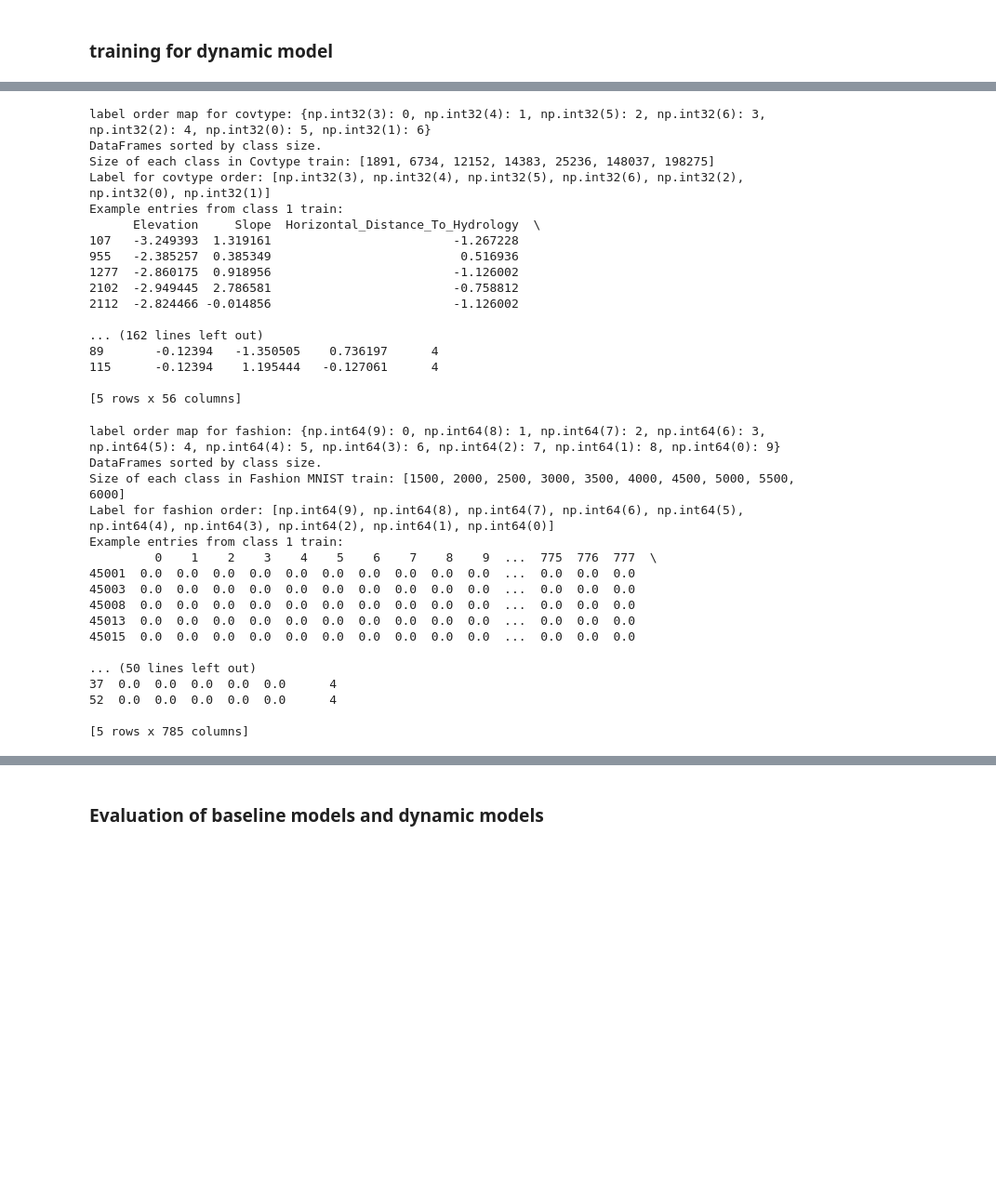
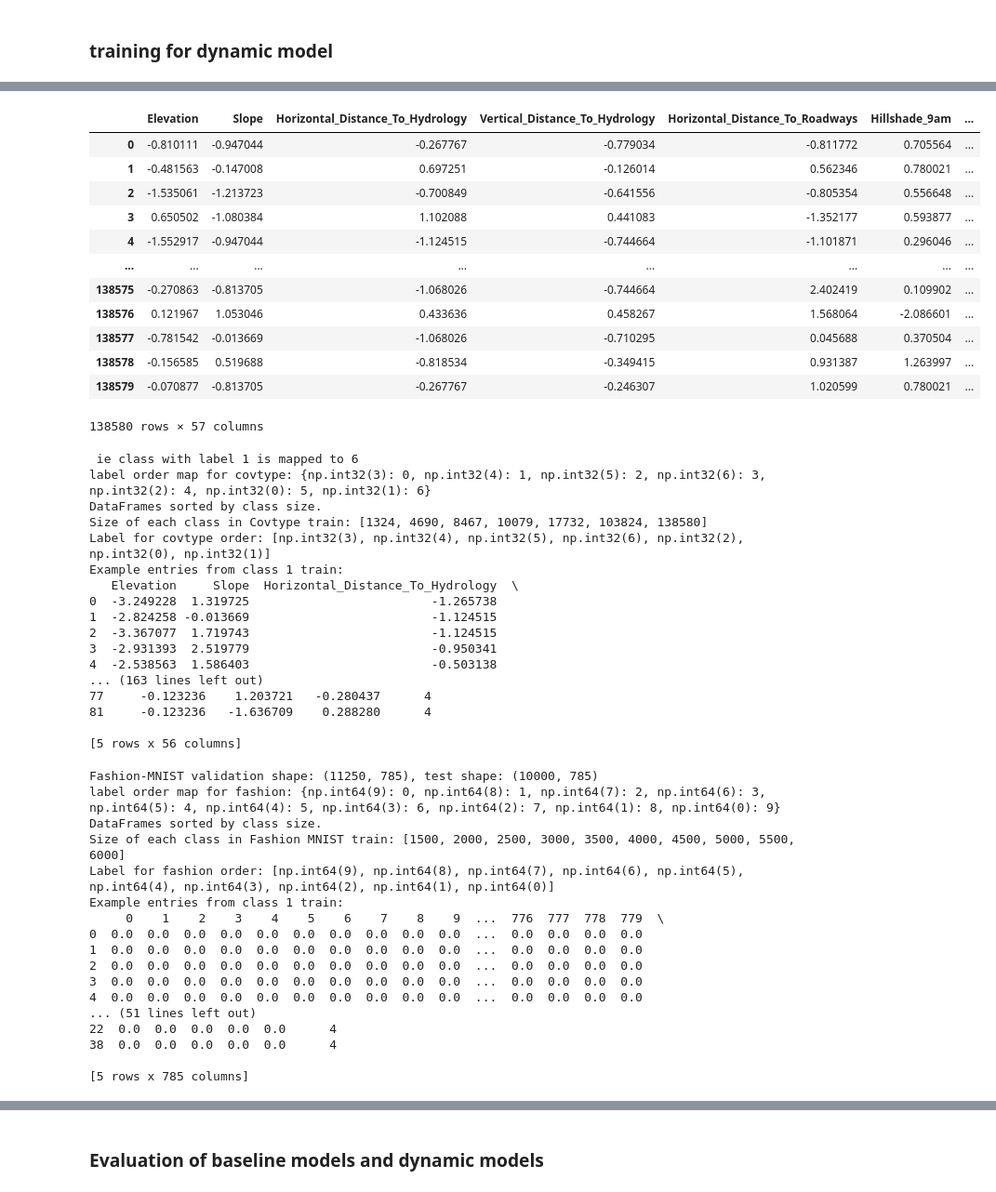
Before and after one commit to grantxxcoder/25849646rw441Assignment3, a Jupyter notebook: src/code.ipynb, the cells around one changed output, grey strips where cells are left out. Shown: that part at 93% size. Saved outputs shown, nothing was run; the diff lists cells and outputs as text; code cells hidden in the pictures; blank space fills up the shorter version.

```diff
--- a/src/code.ipynb
+++ b/src/code.ipynb
@@ -413,10 +382,28 @@ DataFrames split by class created.
+# %%
+dfs_cov_all_train[1]
+# %% [output]
+|  | Elevation | Slope | Horizontal_Distance_To_Hydrology | Vertical_Distance_To_Hydrology | Horizontal_Distance_To_Roadways | Hillshade_9am | ... |
+| 0 | -0.810111 | -0.947044 | -0.267767 | -0.779034 | -0.811772 | 0.705564 | ... |
+| 1 | -0.481563 | -0.147008 | 0.697251 | -0.126014 | 0.562346 | 0.780021 | ... |
+| 2 | -1.535061 | -1.213723 | -0.700849 | -0.641556 | -0.805354 | 0.556648 | ... |
+| 3 | 0.650502 | -1.080384 | 1.102088 | 0.441083 | -1.352177 | 0.593877 | ... |
+| 4 | -1.552917 | -0.947044 | -1.124515 | -0.744664 | -1.101871 | 0.296046 | ... |
+| ... | ... | ... | ... | ... | ... | ... | ... |
+| 138575 | -0.270863 | -0.813705 | -1.068026 | -0.744664 | 2.402419 | 0.109902 | ... |
+| 138576 | 0.121967 | 1.053046 | 0.433636 | 0.458267 | 1.568064 | -2.086601 | ... |
+| 138577 | -0.781542 | -0.013669 | -1.068026 | -0.710295 | 0.045688 | 0.370504 | ... |
+| 138578 | -0.156585 | 0.519688 | -0.818534 | -0.349415 | 0.931387 | 1.263997 | ... |
+| 138579 | -0.070877 | -0.813705 | -0.267767 | -0.246307 | 1.020599 | 0.780021 | ... |
+138580 rows × 57 columns
 # %%
 # sort the dataframes list by the size of each dataframe in ascending order
+# Before sorting and relabeling, ensure each class DataFrame has orig_uid for overlap checks
+dfs_cov_all_train = [ensure_orig_uid(df) for df in dfs_cov_all_train]
 dfs_cov_all_train.sort(key=lambda x: len(x), reverse=False)
 sorted_label_order_cov = [df['label'].iloc[0] for df in dfs_cov_all_train]
 range_cov = range(0, len(sorted_label_order_cov))
 label_map_cov = dict(zip(sorted_label_order_cov, range_cov))
-
+print(f" ie class with label 1 is mapped to {label_map_cov[1]}")
 
 print(f"label order map for covtype: {label_map_cov}")
 dfs_cov_all_train = [df.assign(label=label_map_cov[df['label'].iloc[0]]) for df in dfs_cov_all_train]
@@ -428,30 +415,39 @@ print(f"Label for covtype order: {sorted_label_order_cov}")
 print(f"Example entries from class 1 train:\n{dfs_cov_all_train[0].head()} and class 1 test:\n{dfs_cov_all_validation[0].head()}")
 print(f"Example entries from class 5 train:\n{dfs_cov_all_train[4].head()} and class 5 test:\n{dfs_cov_all_validation[4].head()}")
 # %% [output]
+ ie class with label 1 is mapped to 6
 label order map for covtype: {np.int32(3): 0, np.int32(4): 1, np.int32(5): 2, np.int32(6): 3, np.int32(2): 4, np.int32(0): 5, np.int32(1): 6}
 DataFrames sorted by class size.
-Size of each class in Covtype train: [1891, 6734, 12152, 14383, 25236, 148037, 198275]
+Size of each class in Covtype train: [1324, 4690, 8467, 10079, 17732, 103824, 138580]
 Label for covtype order: [np.int32(3), np.int32(4), np.int32(5), np.int32(6), np.int32(2), np.int32(0), np.int32(1)]
 Example entries from class 1 train:
-      Elevation     Slope  Horizontal_Distance_To_Hydrology  \
-107   -3.249393  1.319161                         -1.267228
-955   -2.385257  0.385349                          0.516936
-1277  -2.860175  0.918956                         -1.126002
-2102  -2.949445  2.786581                         -0.758812
-2112  -2.824466 -0.014856                         -1.126002
-
-... (162 lines left out)
-89       -0.12394   -1.350505    0.736197      4
-115      -0.12394    1.195444   -0.127061      4
+   Elevation     Slope  Horizontal_Distance_To_Hydrology  \
+0  -3.249228  1.319725                         -1.265738
+1  -2.824258 -0.013669                         -1.124515
+2  -3.367077  1.719743                         -1.124515
+3  -2.931393  2.519779                         -0.950341
+4  -2.538563  1.586403                         -0.503138
+... (163 lines left out)
+77     -0.123236    1.203721   -0.280437      4
+81     -0.123236   -1.636709    0.288280      4
 
 [5 rows x 56 columns]
 # %%
-# Split Fashion-MNIST test set into validation and test sets (50% each)
-df_fashion_validation = df_train_fashion.sample(frac=0.3, random_state=42).reset_index(drop=True)
-df_test_fashion = df_test_fashion.drop(df_fashion_validation.index).reset_index(drop=True)
+# Split Fashion-MNIST train set into train and validation (30% validation)
+# Keep copies and indices so dropping works correctly
+df_train_fashion = df_train_fashion.copy()
+# sample validation rows from the training set (indices are from df_train_fashion)
+df_fashion_validation = df_train_fashion.sample(frac=0.3, random_state=42)
+# drop the validation rows from the train set using their original indices
+df_train_fashion = df_train_fashion.drop(index=df_fashion_validation.index).reset_index(drop=True)
+# reset indices for validation and test for downstream use
+df_fashion_validation = df_fashion_validation.reset_index(drop=True)
+df_test_fashion = df_test_fashion.reset_index(drop=True)
 print(f"Fashion-MNIST validation shape: {df_fashion_validation.shape}, test shape: {df_test_fashion.shape}")
 
 # sort the dataframes list by the size of each dataframe in ascending order
+# Ensure orig_uid present for fashion class dfs
+dfs_fashion_all_train = [ensure_orig_uid(df) for df in dfs_fashion_all_train]
 dfs_fashion_all_train.sort(key=lambda x: len(x), reverse=False)
 sorted_label_order_fashion = [df['label'].iloc[0] for df in dfs_fashion_all_train]
 range_fashion = range(0, len(sorted_label_order_fashion))
@@ -468,21 +464,21 @@ print(f"Label for fashion order: {sorted_label_order_fashion}")
 print(f"Example entries from class 1 train:\n{dfs_fashion_all_train[0].head()} and class 1 validation:\n{dfs_fashion_all_validation[0].head()}")
 print(f"Example entries from class 5 train:\n{dfs_fashion_all_train[4].head()} and class 5 validation:\n{dfs_fashion_all_validation[4].head()}")
 # %% [output]
+Fashion-MNIST validation shape: (11250, 785), test shape: (10000, 785)
 label order map for fashion: {np.int64(9): 0, np.int64(8): 1, np.int64(7): 2, np.int64(6): 3, np.int64(5): 4, np.int64(4): 5, np.int64(3): 6, np.int64(2): 7, np.int64(1): 8, np.int64(0): 9}
 DataFrames sorted by class size.
 Size of each class in Fashion MNIST train: [1500, 2000, 2500, 3000, 3500, 4000, 4500, 5000, 5500, 6000]
 Label for fashion order: [np.int64(9), np.int64(8), np.int64(7), np.int64(6), np.int64(5), np.int64(4), np.int64(3), np.int64(2), np.int64(1), np.int64(0)]
 Example entries from class 1 train:
-         0    1    2    3    4    5    6    7    8    9  ...  775  776  777  \
-45001  0.0  0.0  0.0  0.0  0.0  0.0  0.0  0.0  0.0  0.0  ...  0.0  0.0  0.0
-45003  0.0  0.0  0.0  0.0  0.0  0.0  0.0  0.0  0.0  0.0  ...  0.0  0.0  0.0
-45008  0.0  0.0  0.0  0.0  0.0  0.0  0.0  0.0  0.0  0.0  ...  0.0  0.0  0.0
-45013  0.0  0.0  0.0  0.0  0.0  0.0  0.0  0.0  0.0  0.0  ...  0.0  0.0  0.0
-45015  0.0  0.0  0.0  0.0  0.0  0.0  0.0  0.0  0.0  0.0  ...  0.0  0.0  0.0
-
-... (50 lines left out)
-37  0.0  0.0  0.0  0.0  0.0      4
-52  0.0  0.0  0.0  0.0  0.0      4
+     0    1    2    3    4    5    6    7    8    9  ...  776  777  778  779  \
+0  0.0  0.0  0.0  0.0  0.0  0.0  0.0  0.0  0.0  0.0  ...  0.0  0.0  0.0  0.0
+1  0.0  0.0  0.0  0.0  0.0  0.0  0.0  0.0  0.0  0.0  ...  0.0  0.0  0.0  0.0
+2  0.0  0.0  0.0  0.0  0.0  0.0  0.0  0.0  0.0  0.0  ...  0.0  0.0  0.0  0.0
+3  0.0  0.0  0.0  0.0  0.0  0.0  0.0  0.0  0.0  0.0  ...  0.0  0.0  0.0  0.0
+4  0.0  0.0  0.0  0.0  0.0  0.0  0.0  0.0  0.0  0.0  ...  0.0  0.0  0.0  0.0
+... (51 lines left out)
+22  0.0  0.0  0.0  0.0  0.0      4
+38  0.0  0.0  0.0  0.0  0.0      4
 
 [5 rows x 785 columns]
 # %%
```
Also changed, not shown: parts of 27 cells of this notebook, 10 other files.
